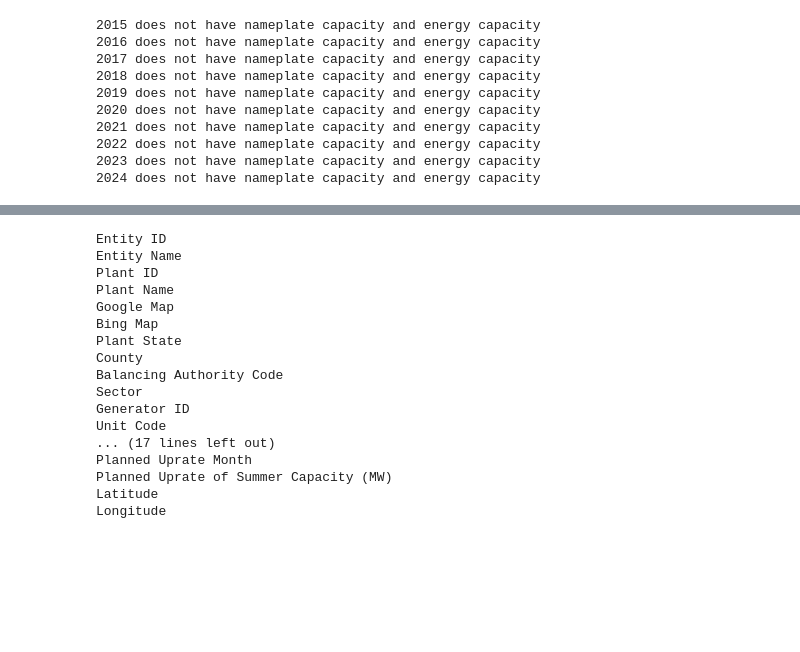
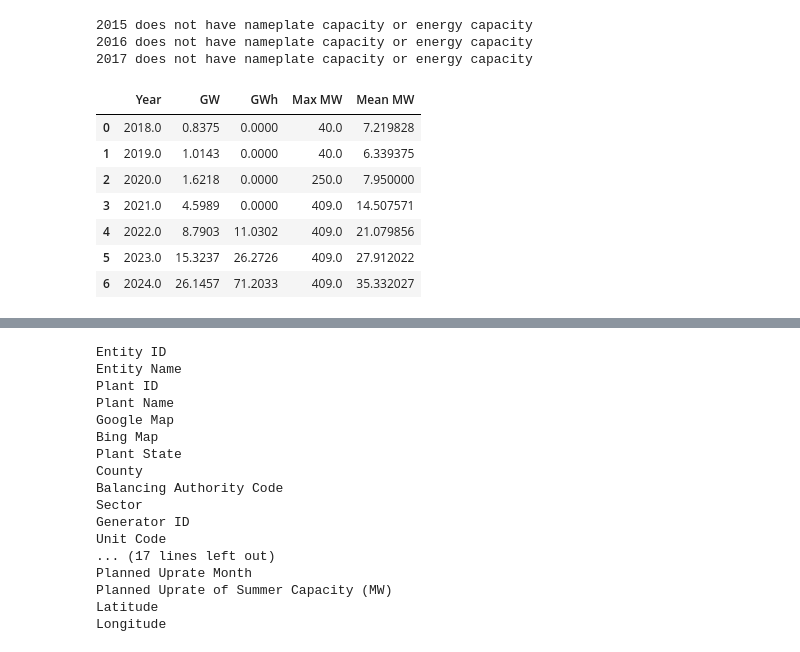
Before and after one commit to mit-shin-group/storage-value, a Jupyter notebook: notebooks/storage_eia860.ipynb, the cells around one changed output, grey strips where cells are left out. Saved outputs shown, nothing was run; the diff lists cells and outputs as text; code cells hidden in the pictures; blank space fills up the shorter version.

```diff
--- a/notebooks/storage_eia860.ipynb
+++ b/notebooks/storage_eia860.ipynb
@@ -2,7 +2,7 @@
 import pandas as pd
 import numpy as np
 # %%
-ov = pd.DataFrame({"Year": [], "MW": [], "MWh": []})
+ov = pd.DataFrame({"Year": [], "GW": [], "GWh": [], "Max MW": [], "Mean MW": []})
 for yr in np.arange(2015, 2025):
     nskip = 1
     if yr >= 2020:
@@ -10,20 +10,27 @@ for yr in np.arange(2015, 2025):
     df = pd.read_excel("../data/eia-860/december_generator"+str(yr)+".xlsx", skiprows = nskip)
     df = df[(df["Technology"] == "Batteries") & (df["Status"] == "(OP) Operating")]
     try:
-        arr = np.array(["1.5", "2.3", " ", "4.1", ""])
         # Convert to float, replacing empty strings with 0
+        arr = df["Nameplate Energy Capacity (MWh)"]
         arr_numeric = np.where(arr == " ", 0, arr).astype(float)
-        ov.loc[len(ov)] = [yr, df["Nameplate Capacity (MW)"].sum()/1000, arr_numeric.sum()/1000]
     except:
-        print(str(yr) + " does not have nameplate capacity and energy capacity")
+        arr_numeric = np.array(0)
+    try:
+        ov.loc[len(ov)] = [yr, df["Nameplate Capacity (MW)"].sum()/1000, arr_numeric.sum()/1000, max(df["Nameplate Capacity (MW)"]), np.mean(df["Nameplate Capacity (MW)"])]
+    except:
+        print(str(yr) + " does not have nameplate capacity or energy capacity")
 # %% [output]
-2015 does not have nameplate capacity and energy capacity
-2016 does not have nameplate capacity and energy capacity
-2017 does not have nameplate capacity and energy capacity
-2018 does not have nameplate capacity and energy capacity
-2019 does not have nameplate capacity and energy capacity
-2020 does not have nameplate capacity and energy capacity
-2021 does not have nameplate capacity and energy capacity
-2022 does not have nameplate capacity and energy capacity
-2023 does not have nameplate capacity and energy capacity
-2024 does not have nameplate capacity and energy capacity
+2015 does not have nameplate capacity or energy capacity
+2016 does not have nameplate capacity or energy capacity
+2017 does not have nameplate capacity or energy capacity
+# %%
+ov
+# %% [output]
+|  | Year | GW | GWh | Max MW | Mean MW |
+| 0 | 2018.0 | 0.8375 | 0.0000 | 40.0 | 7.219828 |
+| 1 | 2019.0 | 1.0143 | 0.0000 | 40.0 | 6.339375 |
+| 2 | 2020.0 | 1.6218 | 0.0000 | 250.0 | 7.950000 |
+| 3 | 2021.0 | 4.5989 | 0.0000 | 409.0 | 14.507571 |
+| 4 | 2022.0 | 8.7903 | 11.0302 | 409.0 | 21.079856 |
+| 5 | 2023.0 | 15.3237 | 26.2726 | 409.0 | 27.912022 |
+| 6 | 2024.0 | 26.1457 | 71.2033 | 409.0 | 35.332027 |
```
Also changed, not shown: parts of 3 cells of this notebook, 3 other files.
